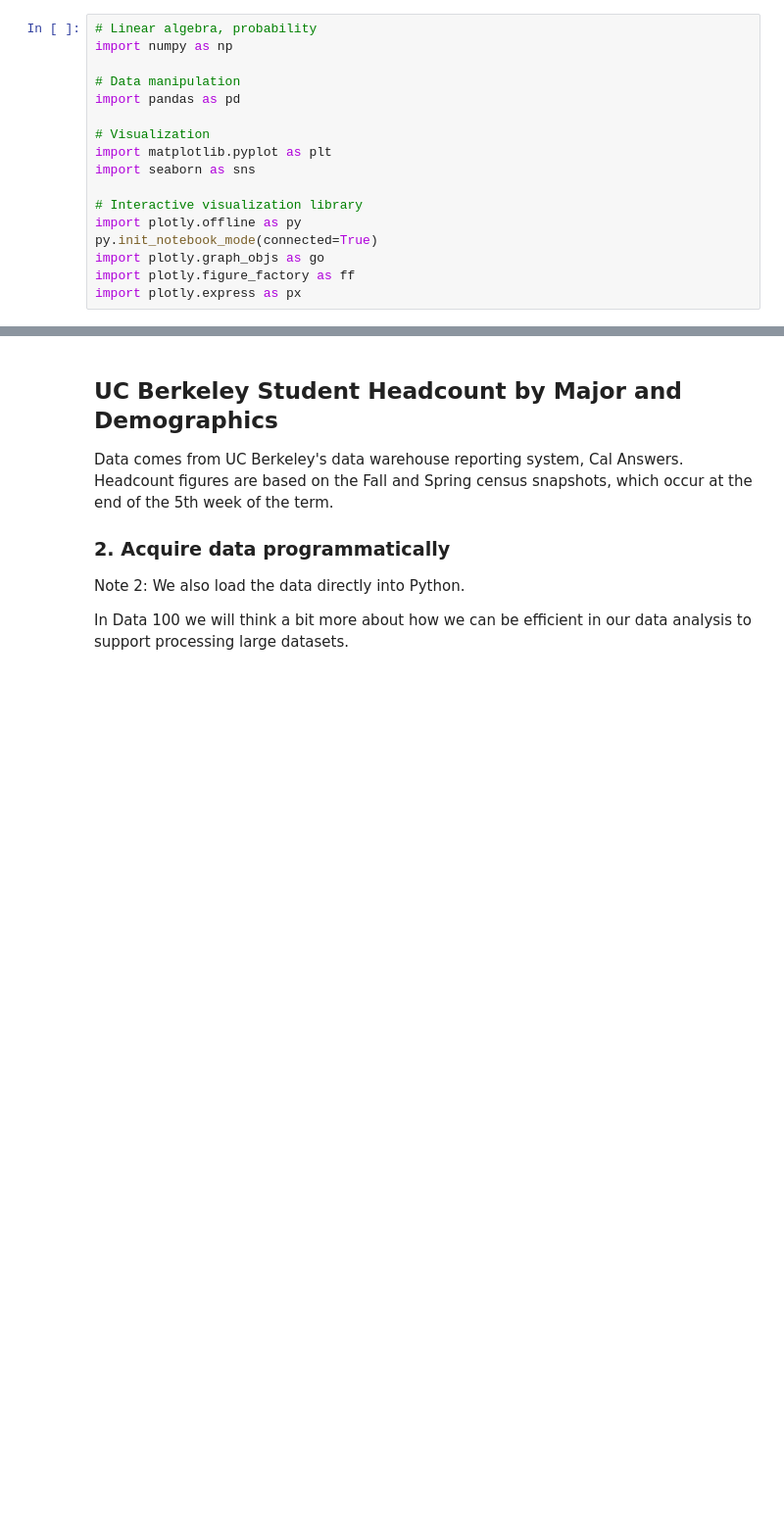
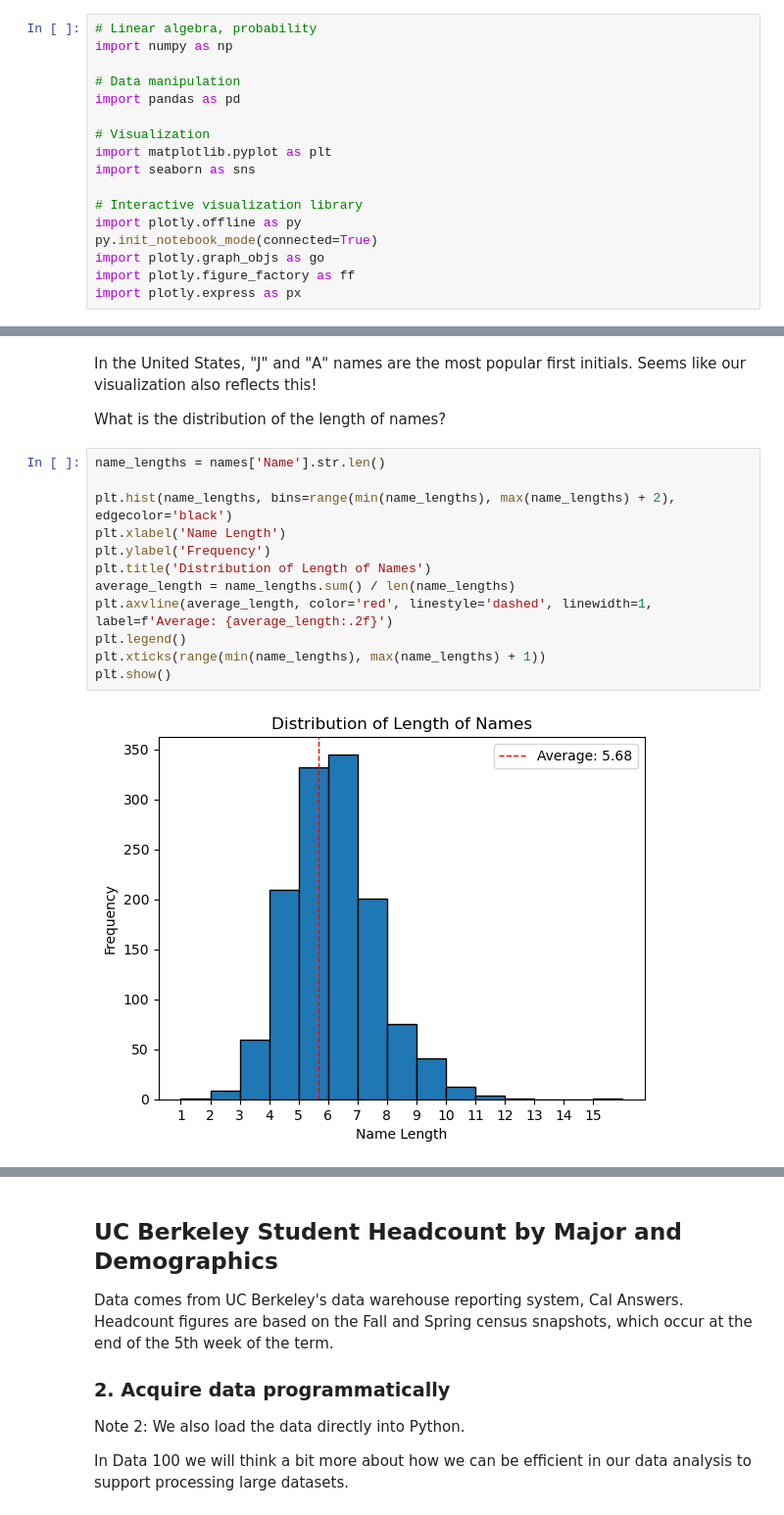
Before and after one commit to Limour-dev/ds100, a Jupyter notebook: lec01/lec01py.ipynb, the cells around one changed output, grey strips where cells are left out. Shown: that part at 98% size. Saved outputs shown, nothing was run; the diff lists cells and outputs as text; blank space fills up the shorter version.

```diff
--- a/lec01/lec01py.ipynb
+++ b/lec01/lec01py.ipynb
@@ -21,0 +106,18 @@ import plotly.express as px
+# %% [markdown]
+In the United States, "J" and "A" names are the most popular first initials. Seems like our visualization also reflects this!
+
+What is the distribution of the length of names?
+# %%
+name_lengths = names['Name'].str.len()
+
+plt.hist(name_lengths, bins=range(min(name_lengths), max(name_lengths) + 2), edgecolor='black')
+plt.xlabel('Name Length')
+plt.ylabel('Frequency')
+plt.title('Distribution of Length of Names')
+average_length = name_lengths.sum() / len(name_lengths)
+plt.axvline(average_length, color='red', linestyle='dashed', linewidth=1, label=f'Average: {average_length:.2f}')
+plt.legend()
+plt.xticks(range(min(name_lengths), max(name_lengths) + 1))
+plt.show()
+# %% [output]
+[figure, added]
```
Also changed, not shown: parts of 43 cells of this notebook, 2 other files.
